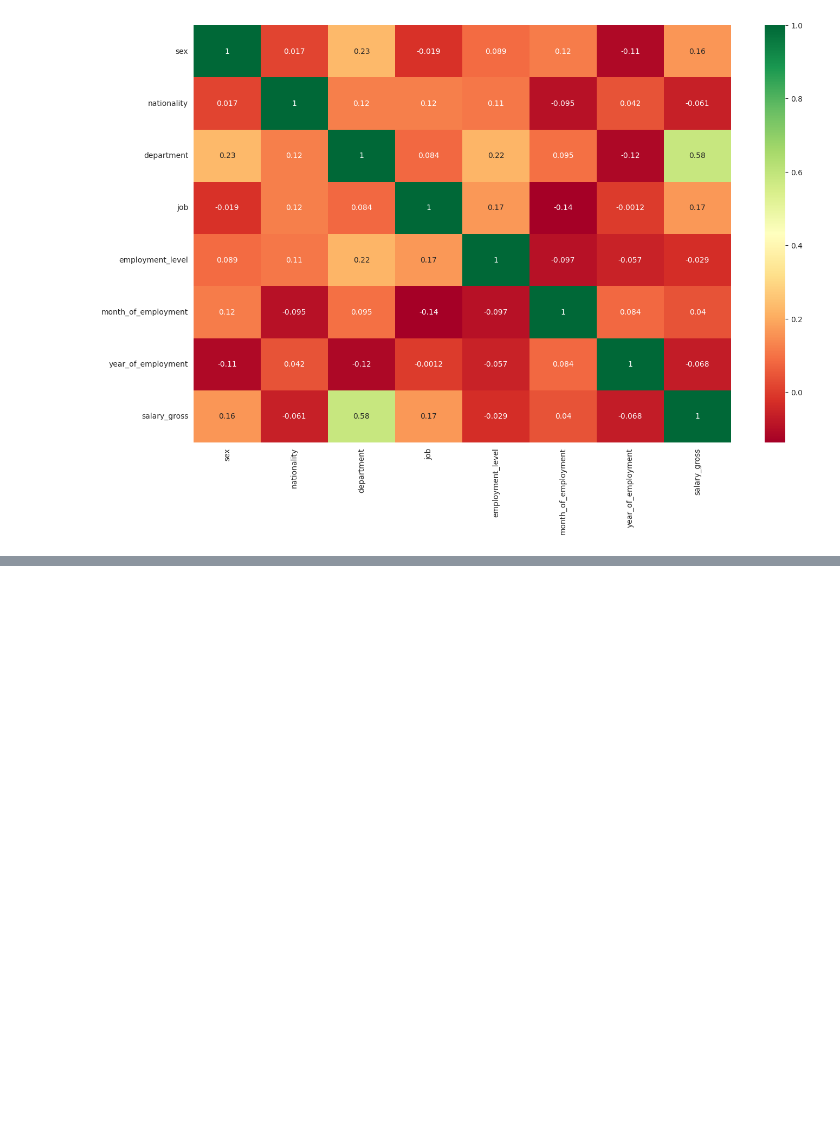
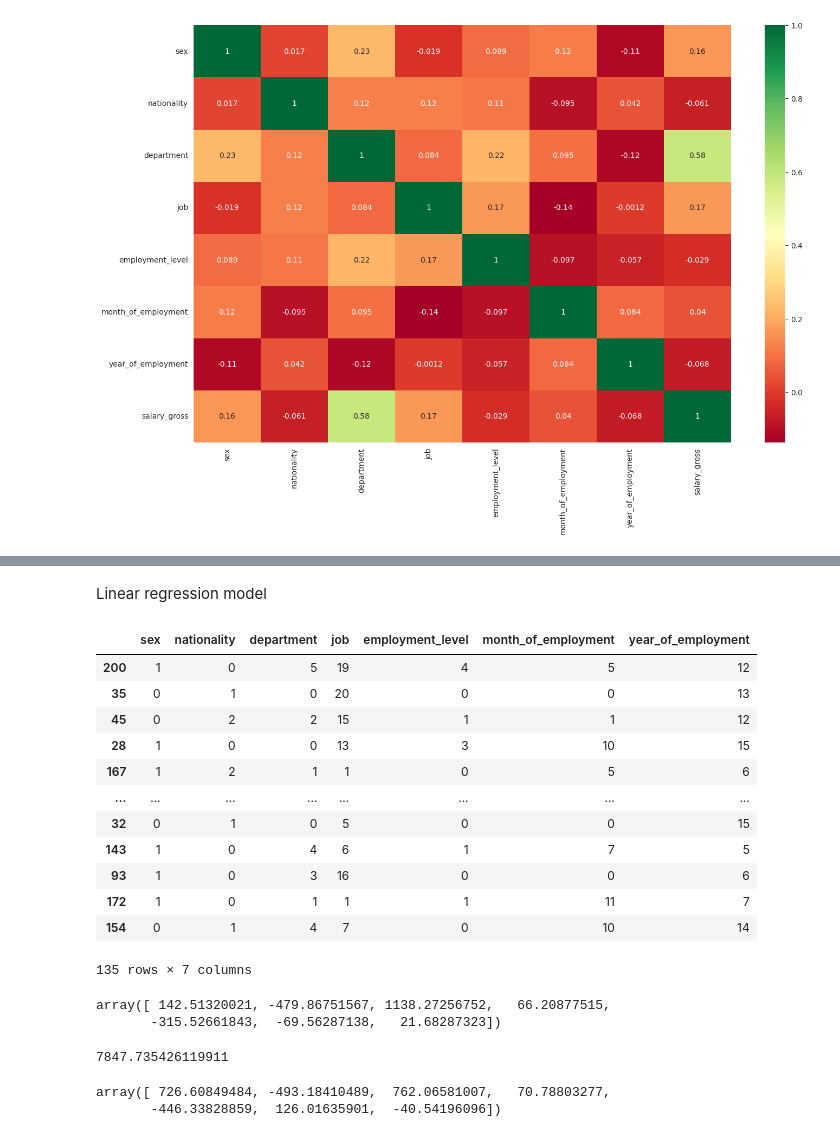
Before and after one commit to KamilShape/workers_regression_project, a Jupyter notebook: workers_project.ipynb, the cells around one changed output, grey strips where cells are left out. Drawn from its saved outputs; the diff is of its cells as text; code cells hidden in the pictures; blank space fills up the shorter version.

Commit message:
add regression model

```diff
--- a/workers_project.ipynb
+++ b/workers_project.ipynb
@@ -239,0 +272,6 @@ sns.heatmap(workers2_corr, cmap='RdYlGn', annot=True)
+# %% [markdown]
+Linear regression model
+# %%
+#depending and independing values
+# y = workers2.pop('salary_gross')
+X = workers2.iloc[:,3:]
@@ -239,0 +282,18 @@ sns.heatmap(workers2_corr, cmap='RdYlGn', annot=True)
+# %%
+X_train, X_test, y_train, y_test = train_test_split(X, y, test_size=0.2, random_state=123)
+# %%
+X_train
+# %% [output]
+|  | sex | nationality | department | job | employment_level | month_of_employment | year_of_employment |
+| 200 | 1 | 0 | 5 | 19 | 4 | 5 | 12 |
+| 35 | 0 | 1 | 0 | 20 | 0 | 0 | 13 |
+| 45 | 0 | 2 | 2 | 15 | 1 | 1 | 12 |
+| 28 | 1 | 0 | 0 | 13 | 3 | 10 | 15 |
+| 167 | 1 | 2 | 1 | 1 | 0 | 5 | 6 |
+| ... | ... | ... | ... | ... | ... | ... | ... |
+| 32 | 0 | 1 | 0 | 5 | 0 | 0 | 15 |
+| 143 | 1 | 0 | 4 | 6 | 1 | 7 | 5 |
+| 93 | 1 | 0 | 3 | 16 | 0 | 0 | 6 |
+| 172 | 1 | 0 | 1 | 1 | 1 | 11 | 7 |
+| 154 | 0 | 1 | 4 | 7 | 0 | 10 | 14 |
+135 rows × 7 columns
@@ -239,0 +305,10 @@ sns.heatmap(workers2_corr, cmap='RdYlGn', annot=True)
+# %%
+#train model params
+model.coef_
+# %% [output]
+array([ 142.51320021, -479.86751567, 1138.27256752,   66.20877515,
+       -315.52661843,  -69.56287138,   21.68287323])
+# %%
+model.intercept_
+# %% [output]
+7847.735426119911
@@ -239,0 +320,6 @@ sns.heatmap(workers2_corr, cmap='RdYlGn', annot=True)
+# %%
+#test model params
+model2.coef_
+# %% [output]
+array([ 726.60849484, -493.18410489,  762.06581007,   70.78803277,
+       -446.33828859,  126.01635901,  -40.54196096])
```
Also changed, not shown: parts of 16 cells of this notebook.
